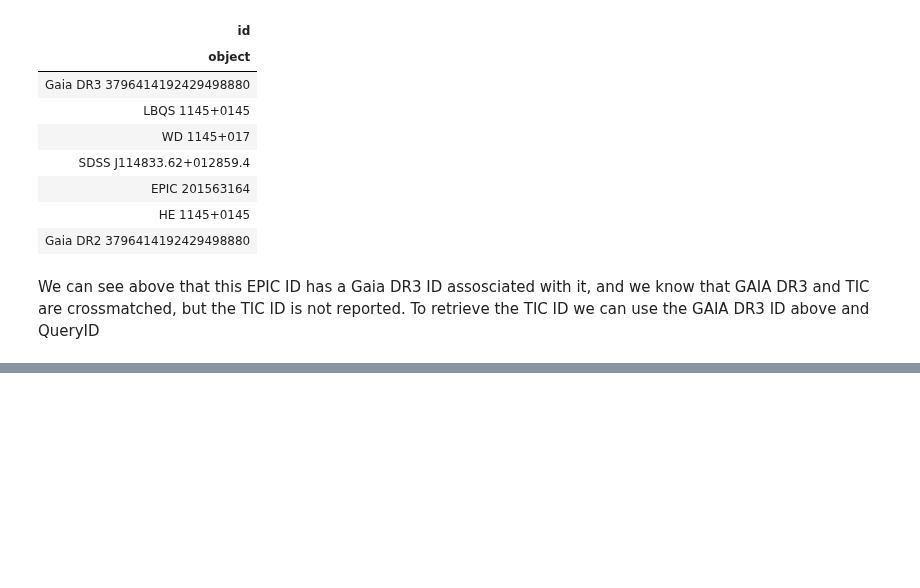
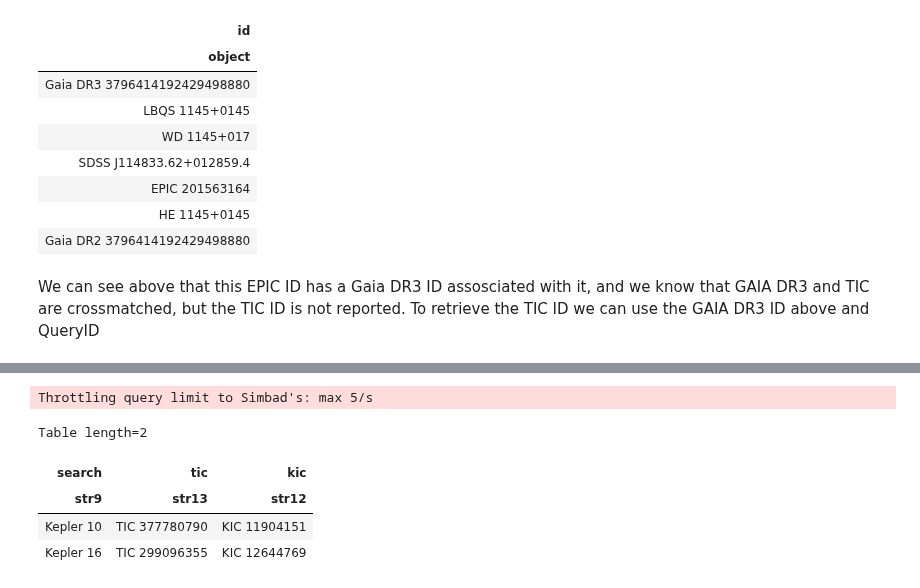
Before and after one commit to lightkurve/lksearch, a Jupyter notebook: docs/tutorials/catalog-searches.ipynb, the cells around one changed output, grey strips where cells are left out. Cells and saved outputs as stored; diff of their text form; code cells hidden in the pictures; blank space fills up the shorter version.

```diff
--- a/docs/tutorials/catalog-searches.ipynb
+++ b/docs/tutorials/catalog-searches.ipynb
@@ -325,0 +354,9 @@ CatalogResult length=1
+# %%
+CatalogSearch.IDLookup(["Kepler 10", "Kepler 16"], match=["tic", "kic"])
+# %% [output]
+Throttling query limit to Simbad's: max 5/s
+Table length=2
+| search | tic | kic |
+| str9 | str13 | str12 |
+| Kepler 10 | TIC 377780790 | KIC 11904151 |
+| Kepler 16 | TIC 299096355 | KIC 12644769 |
```
Also changed, not shown: parts of 10 cells of this notebook, 1 other file.
